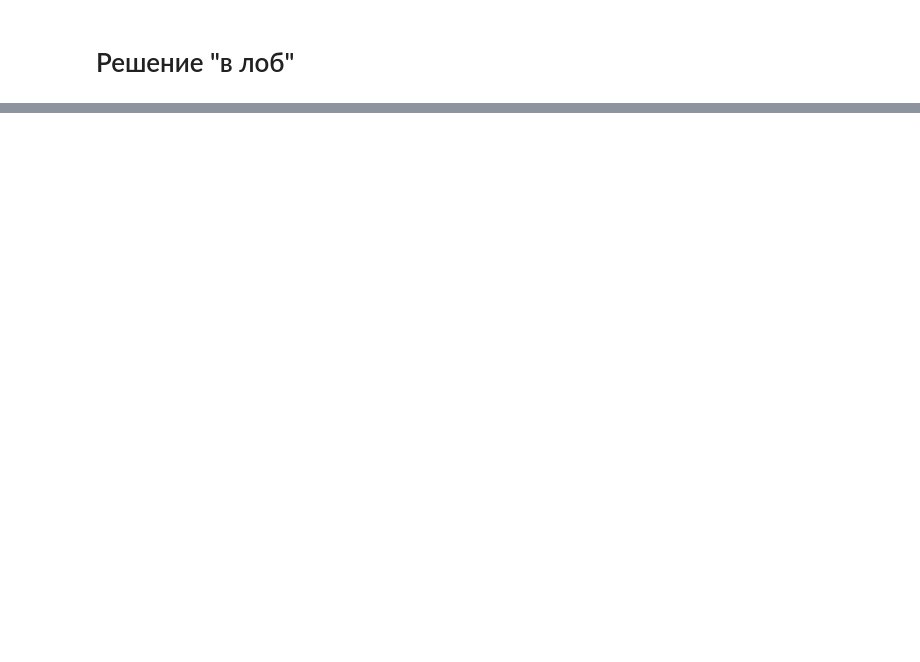
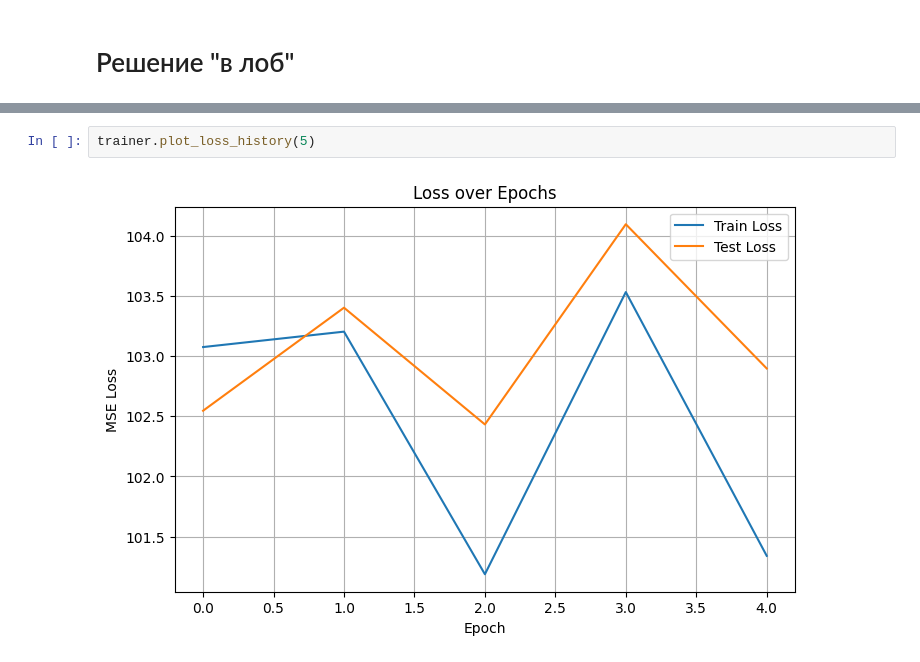
Before and after one commit to Arnoochka-Strudy/spbu_dl_2025, a Jupyter notebook: homeworks/done-homeworks/homework-1(pytorch.md)/competition.ipynb, the cells around one changed output, grey strips where cells are left out. Cells and saved outputs as stored; diff of their text form; blank space fills up the shorter version.

```diff
--- a/homeworks/done-homeworks/homework-1(pytorch.md)/competition.ipynb
+++ b/homeworks/done-homeworks/homework-1(pytorch.md)/competition.ipynb
@@ -315,0 +412,4 @@ test MSE: 3332.09423828125
+# %%
+trainer.plot_loss_history(5)
+# %% [output]
+[figure, added]
```
Also changed, not shown: parts of 20 cells of this notebook.
